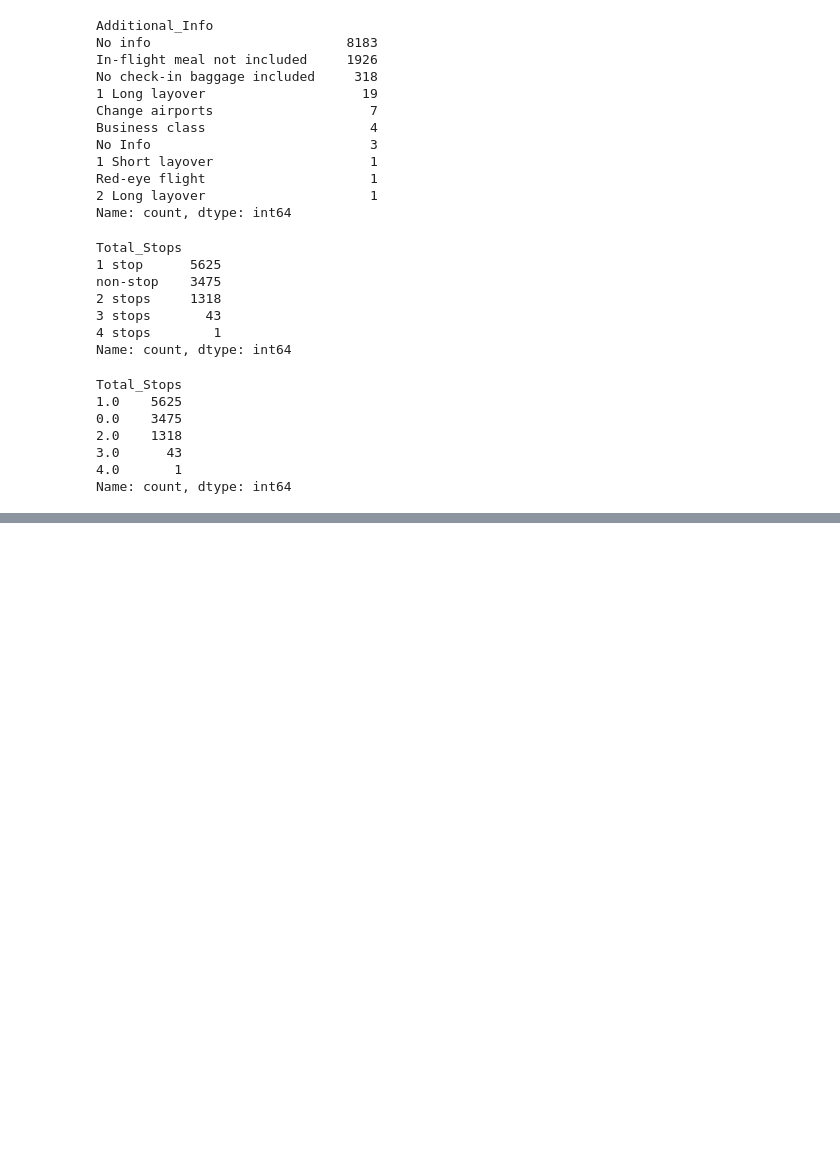
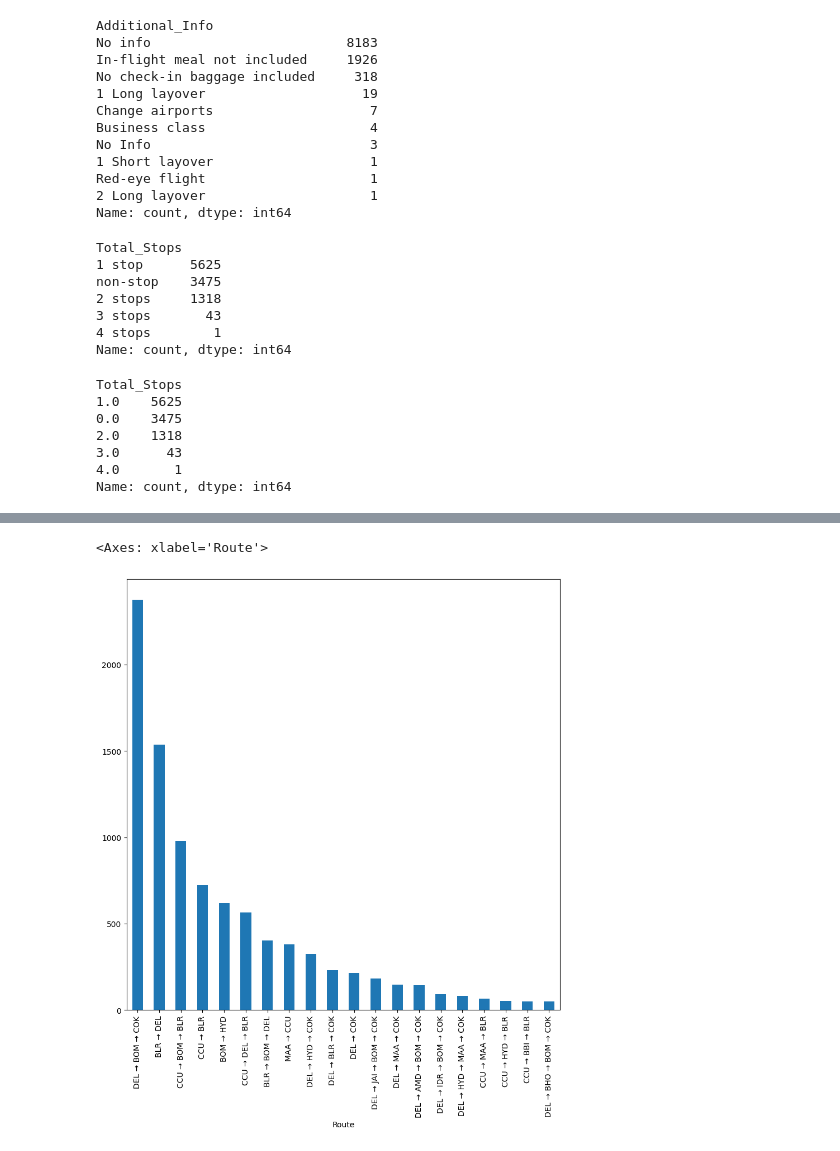
Before and after one commit to NarnindiMounica/Machine_Learning_Works, a Jupyter notebook: Exploratory_Data_Analysis/flight_price_dataset/flight_price_dataset_eda.ipynb, the cells around one changed output, grey strips where cells are left out. Saved outputs shown, nothing was run; the diff lists cells and outputs as text; code cells hidden in the pictures; blank space fills up the shorter version.

```diff
--- a/Exploratory_Data_Analysis/flight_price_dataset/flight_price_dataset_eda.ipynb
+++ b/Exploratory_Data_Analysis/flight_price_dataset/flight_price_dataset_eda.ipynb
@@ -161,0 +165,8 @@ Name: count, dtype: int64
+# %%
+#viewing top 20 travelling routes
+
+plt.figure(figsize=(10,10))
+flight_df['Route'].value_counts().head(20).plot(kind='bar')
+# %% [output]
+<Axes: xlabel='Route'>
+[figure, added]
```
Also changed, not shown: parts of 12 cells of this notebook, 2 other files.
